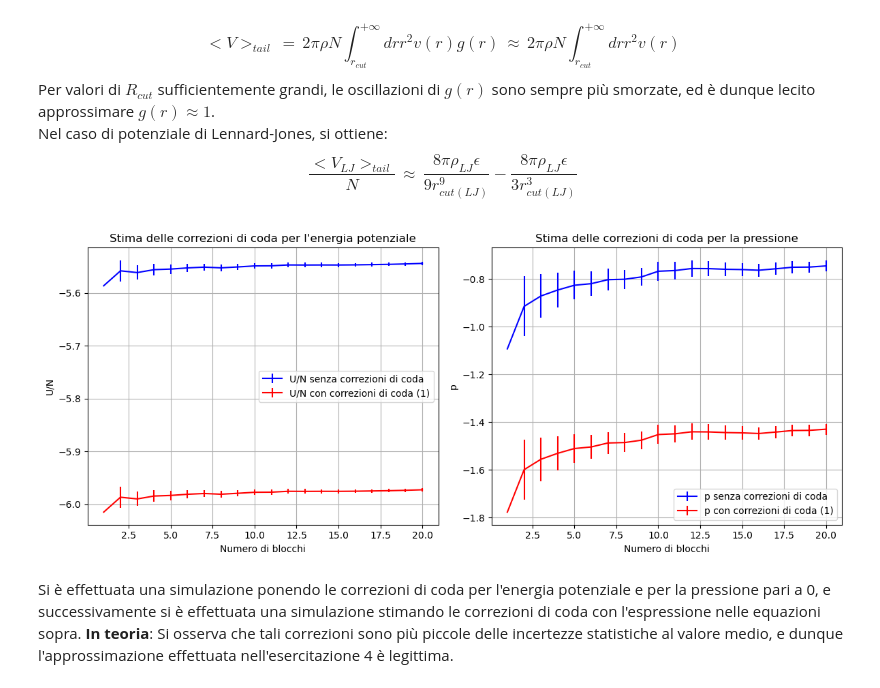
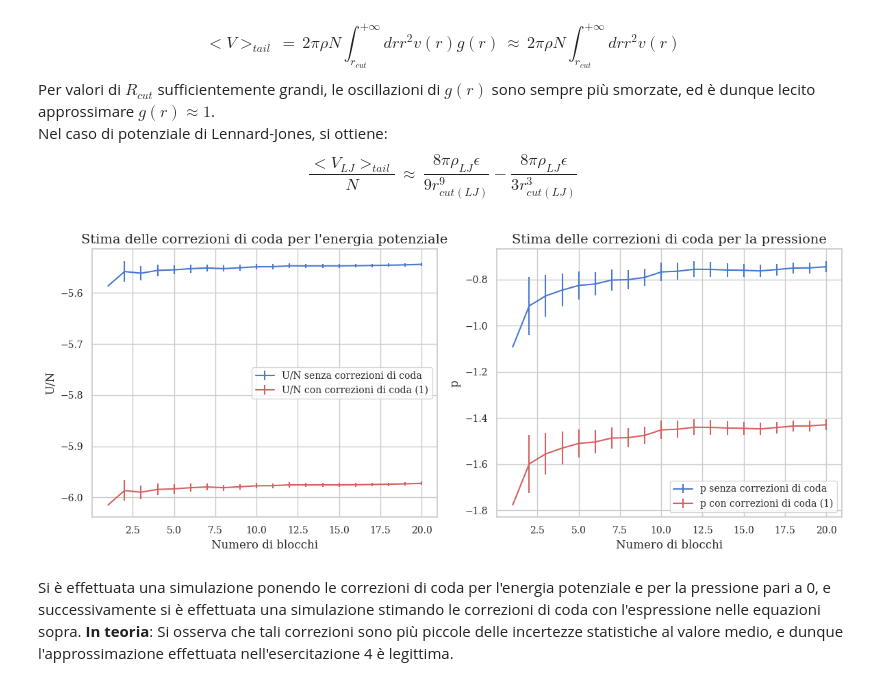
Before and after one commit to LucreziaBioni/numerical-simulation-laboratory, a Jupyter notebook: 07/07.ipynb, the cells around one changed output. Saved outputs shown, nothing was run; the diff lists cells and outputs as text; code cells hidden in the pictures.

```diff
--- a/07/07.ipynb
+++ b/07/07.ipynb
@@ -36,6 +36,18 @@ import matplotlib
 import matplotlib.pyplot as plt
 import numpy as np
 import math
+import seaborn as sns
+# Impostazioni estetiche
+sns.set_theme(style="whitegrid", palette="muted")
+plt.rcParams.update({
+    "figure.figsize": (15, 15),
+    "axes.titlesize": 14,
+    "axes.labelsize": 12,
+    "xtick.labelsize": 10,
+    "ytick.labelsize": 10,
+    "legend.fontsize": 10,
+    "font.family": "serif"
+})
 
 N = 108. # numero di particelle
 
@@ -53,34 +65,34 @@ p_no = data_p_no[:, 2]   # Terza colonna: contiene il valore medio di pressione
 error_p_no = data_p_no[:,3] # Quarta colonna: contiene l'errore
 
 U_tail_1 = data_U_tail_1[:, 2]   # Terza colonna: contiene il valore medio di energia potenziale
 error_U_tail_1 = data_U_tail_1[:,3] # Quarta colonna: contiene l'errore
 p_tail_1 = data_p_tail_1[:, 2]   # Terza colonna: contiene il valore medio di pressione
 error_p_tail_1= data_p_tail_1[:,3] # Quarta colonna: contiene l'errore
 
 fig, axes = plt.subplots(1, 2, figsize=(12, 5))  # 1 riga, 2 colonne
 
 # Primo grafico
 axes[0].errorbar(N_blocchi, U_no , yerr=error_U_no, color='b', label='U/N senza correzioni di coda')
 axes[0].errorbar(N_blocchi, U_tail_1, yerr = error_U_tail_1,  color='r', label='U/N con correzioni di coda (1)' )
 axes[0].set_title("Stima delle correzioni di coda per l'energia potenziale")
 axes[0].set_xlabel("Numero di blocchi")
 axes[0].set_ylabel("U/N")
 axes[0].legend()
 axes[0].grid(True)
 
 # Secondo grafico
 axes[1].errorbar(N_blocchi, p_no, yerr = error_p_no ,  color='b', label='p senza correzioni di coda')
 axes[1].errorbar(N_blocchi, p_tail_1, yerr = error_p_tail_1,  color='r', label='p con correzioni di coda (1)')
 axes[1].set_title("Stima delle correzioni di coda per la pressione")
 axes[1].set_xlabel("Numero di blocchi")
 axes[1].set_ylabel("p")
 axes[1].legend()
 axes[1].grid(True)
 
 plt.tight_layout()
 plt.show()
 # %% [output]
-[figure, old version]
+[figure, new version]
 # %% [markdown]
 Si è effettuata una simulazione ponendo le correzioni di coda per l'energia potenziale e per la pressione pari a 0, e successivamente si è effettuata una simulazione stimando le correzioni di coda con l'espressione nelle equazioni sopra.
 **In teoria**: Si osserva che tali correzioni sono più piccole delle incertezze statistiche al valore medio, e dunque l'approssimazione effettuata nell'esercitazione 4 è legittima.
```
Also changed, not shown: parts of 1 cell of this notebook, 35 other files.
